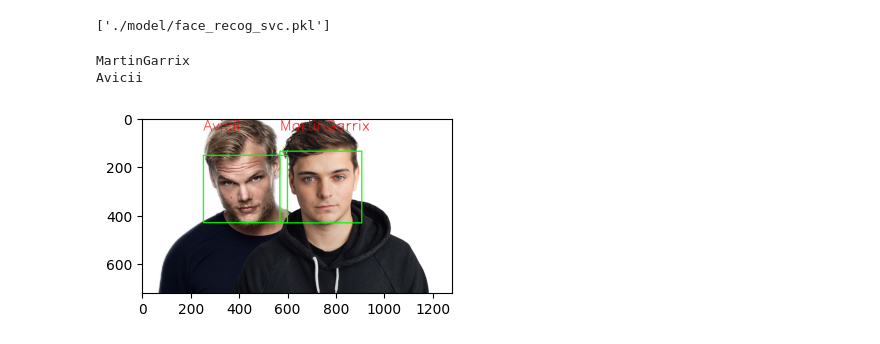
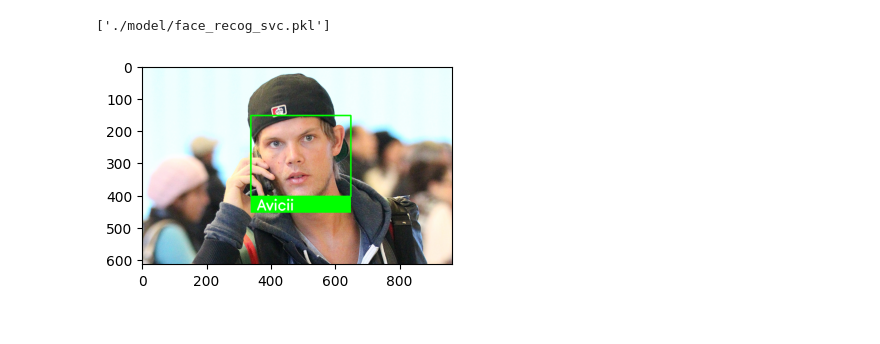
Before and after one commit to kiritoroo/ml-explore, a Jupyter notebook: training/module_face-recognition/training.ipynb, the cells around one changed output. Drawn from its saved outputs; the diff is of its cells as text; code cells hidden in the pictures.

```diff
--- a/training/module_face-recognition/training.ipynb
+++ b/training/module_face-recognition/training.ipynb
@@ -100,38 +100,39 @@ def debug_imshow(image):
 
 
 ## test image
-image_path = 'static/image-2.jpg'
+image_path = 'static/avicii_thumb.jpg'
 image = cv2.imread(image_path)
 img = cv2.resize(image, (320, 320))
 
 _, faces = detector.detect(img)
 
 img_result = image.copy()
 
 if faces is not None:
   for face in faces:
     x1, y1, w, h = face[:4]
     x1 = x1*(image.shape[1]/320)
     y1 = y1*(image.shape[0]/320)
     w = w*(image.shape[1]/320)
     h = h*(image.shape[0]/320)
 
     color = (0, 255, 0)
     thickness = 3
 
     start_point = (int(x1), int(y1))
     end_point = (int(x1+w), int(y1+h))
     img_result = cv2.rectangle(img_result, start_point, end_point, color, thickness)
 
     cropped_face_img = img_result[start_point[1]:end_point[1], start_point[0]:end_point[0]]
     face_feature = recognizer.feature(cropped_face_img)
     test_predict = svc.predict(face_feature)
     result = mydict[test_predict[0]]
-    print(result)
-    cv2.putText(img_result,result,(int(x1),50), cv2.FONT_HERSHEY_SIMPLEX, 2, (0, 0, 255), 2)
 
+    start_point = (int(x1), int(y1+h))
+    end_point = (int(x1+w), int(y1+h+50))
+    img_result = cv2.rectangle(img_result, start_point, end_point, color, -1)
+    cv2.putText(img_result,result,(int(x1+20), int(y1+h+42)), cv2.FONT_HERSHEY_SIMPLEX, 1.5, (255, 255, 255), 4)
+cv2.imwrite('out.jpg', img_result)
 debug_imshow(img_result)
 # %% [output]
-MartinGarrix
-Avicii
-[figure, old version]
+[figure, new version]
```
Also changed, not shown: parts of 1 cell of this notebook, 28 other files.
